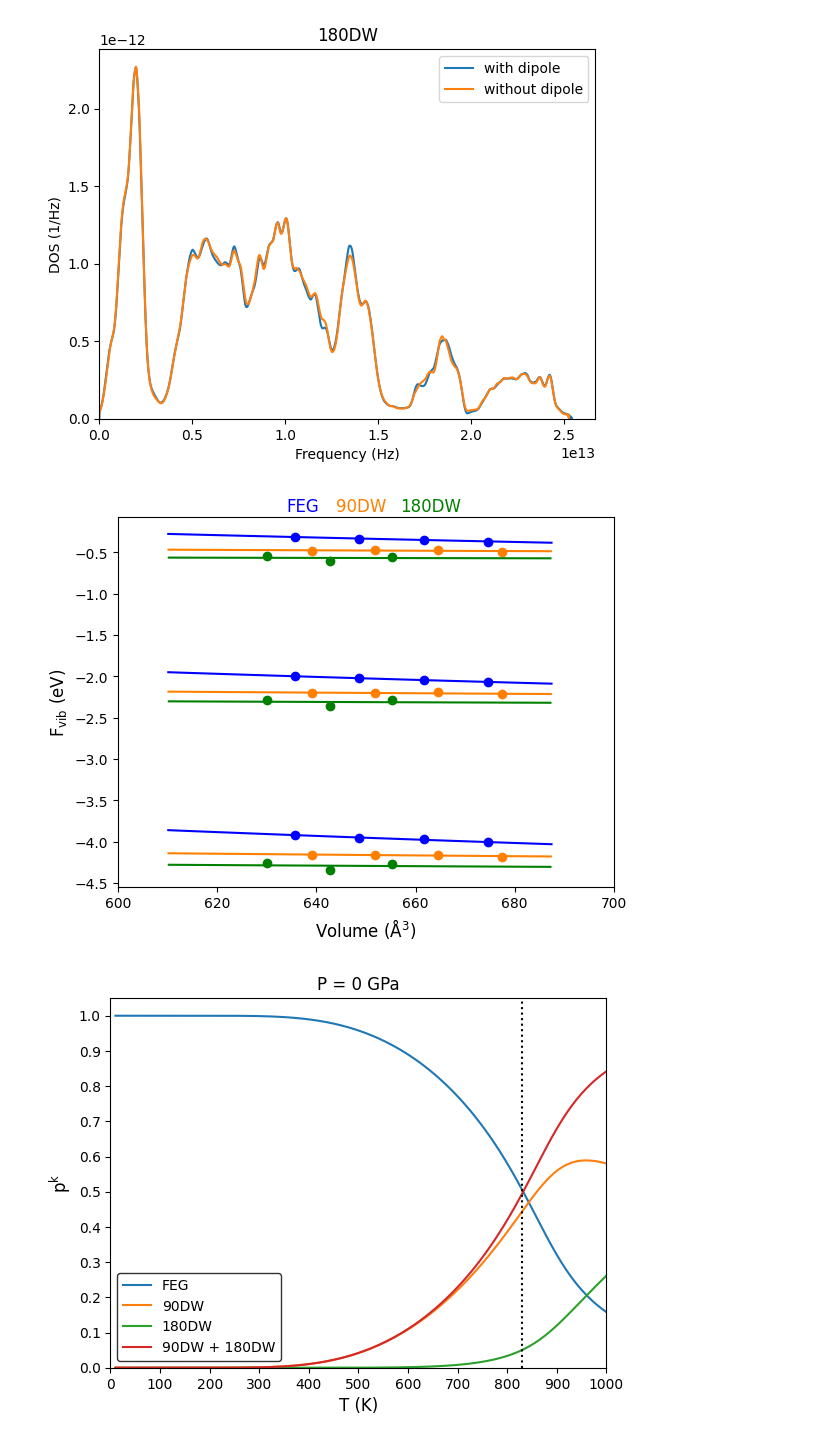
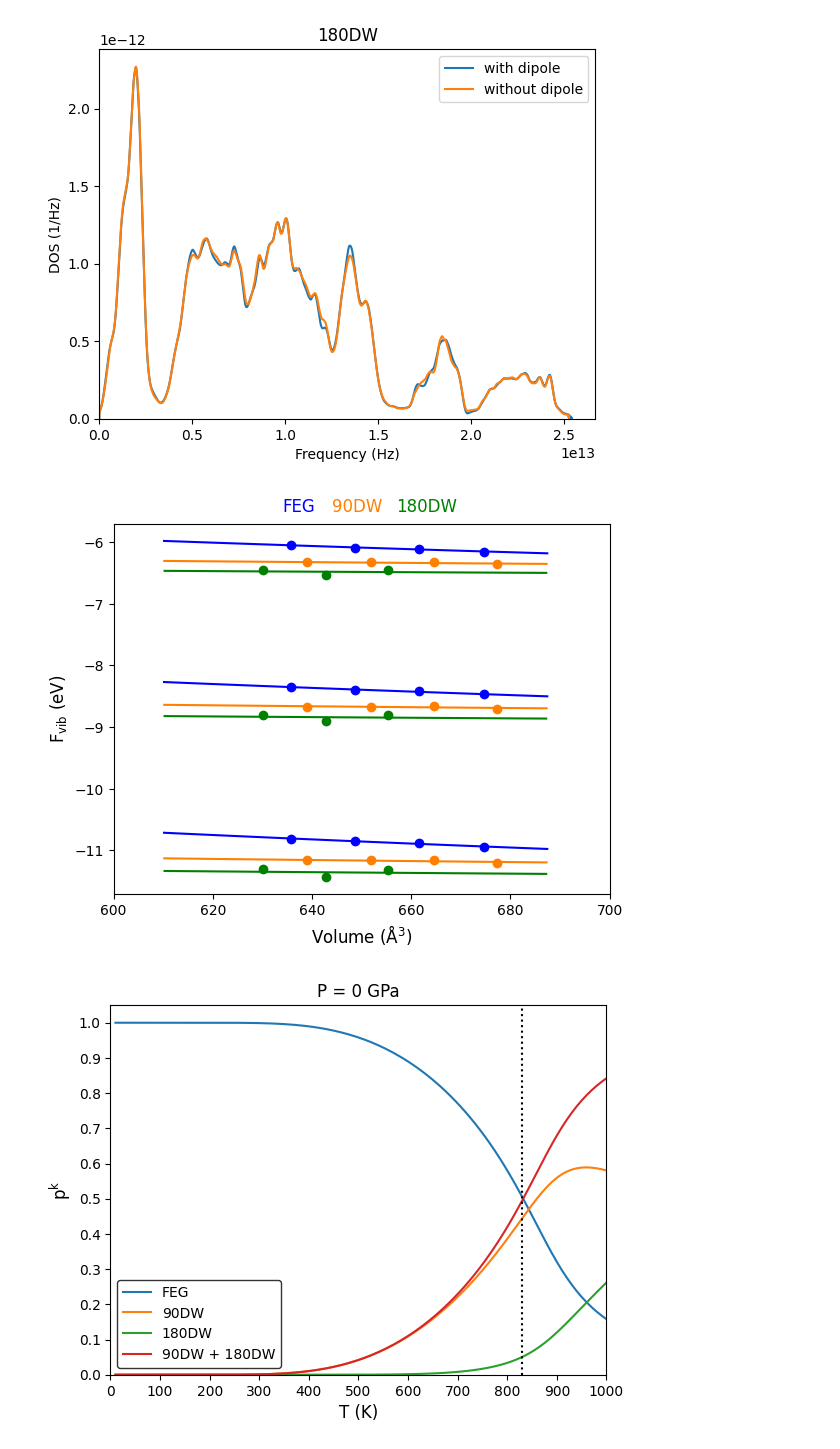
Before and after one commit to nhew1994/PyZentropy, a Jupyter notebook: plot_phonon_dos.ipynb, the cells around one changed output. Saved outputs shown, nothing was run; the diff lists cells and outputs as text; code cells hidden in the pictures.

```diff
--- a/plot_phonon_dos.ipynb
+++ b/plot_phonon_dos.ipynb
@@ -54,38 +54,38 @@ out1_fvib = np.loadtxt('out1_fvib')
 out1_fvib_fit = np.loadtxt('out1_fvib_fit')
 out1_volume_structures = np.loadtxt('out1_volume_structures')
 out1_volume_structures_fit = np.loadtxt('out1_volume_structures_fit')
 out2_fvib = np.loadtxt('out2_fvib')
 out2_fvib_fit = np.loadtxt('out2_fvib_fit')
 out2_volume_structures = np.loadtxt('out2_volume_structures')
 out2_volume_structures_fit = np.loadtxt('out2_volume_structures_fit')
 out3_fvib = np.loadtxt('out3_fvib')
 out3_fvib_fit = np.loadtxt('out3_fvib_fit')
 out3_volume_structures = np.loadtxt('out3_volume_structures')
 out3_volume_structures_fit = np.loadtxt('out3_volume_structures_fit')
 
-T = [39, 49, 59]
+T = [69, 79, 89]
 plt.plot(out1_volume_structures[:, T]*50, out1_fvib[:, T]*50, 'bo')
 plt.plot(out1_volume_structures_fit[6:-20, T]*50, out1_fvib_fit[6:-20, T]*50, 'b')
 
 plt.plot(out2_volume_structures[:, T]*50, out2_fvib[:, T]*50, 'o', color=(1, 0.5, 0))
 plt.plot(out2_volume_structures_fit[3:-23, T]*50, out2_fvib_fit[3:-23, T]*50, '-', color=(1, 0.5, 0))
 
 plt.plot(out3_volume_structures[:, T]*50, out3_fvib[:, T]*50, 'go')
 plt.plot(out3_volume_structures_fit[13:-1, T]*50, out3_fvib_fit[13:-1, T]*50, 'g')
 plt.xlabel(r'Volume (Å$^3$)', fontsize=12)
 plt.ylabel(r'$\mathrm{F_{vib}}$ (eV)', fontsize=12)
 plt.xlim(600, 700)
 
 # Add text labels
-plt.text(634, 0, 'FEG', color='blue', fontsize=12)
-plt.text(644, 0, '90DW', color=(1, 0.5, 0), fontsize=12)
-plt.text(657, 0, '180DW', color='green', fontsize=12)
+plt.text(634, -5.5, 'FEG', color='blue', fontsize=12)
+plt.text(644, -5.5, '90DW', color=(1, 0.5, 0), fontsize=12)
+plt.text(657, -5.5, '180DW', color='green', fontsize=12)
 
 # Save a high resolution image
 plt.savefig('Fvib_vs_volume.png', dpi=300)
 plt.show()
 # %% [output]
-[figure, old version]
+[figure, new version]
 # %%
 # Plot zentropy properties
 # [Tdir, v0, f0, s0, cv0, bb0*changeunit, sconf0, cvconf0, bconf0*changeunit, te0, cp0, cpconf0, frac]
```
Also changed, not shown: parts of 2 cells of this notebook, 5 other files.
